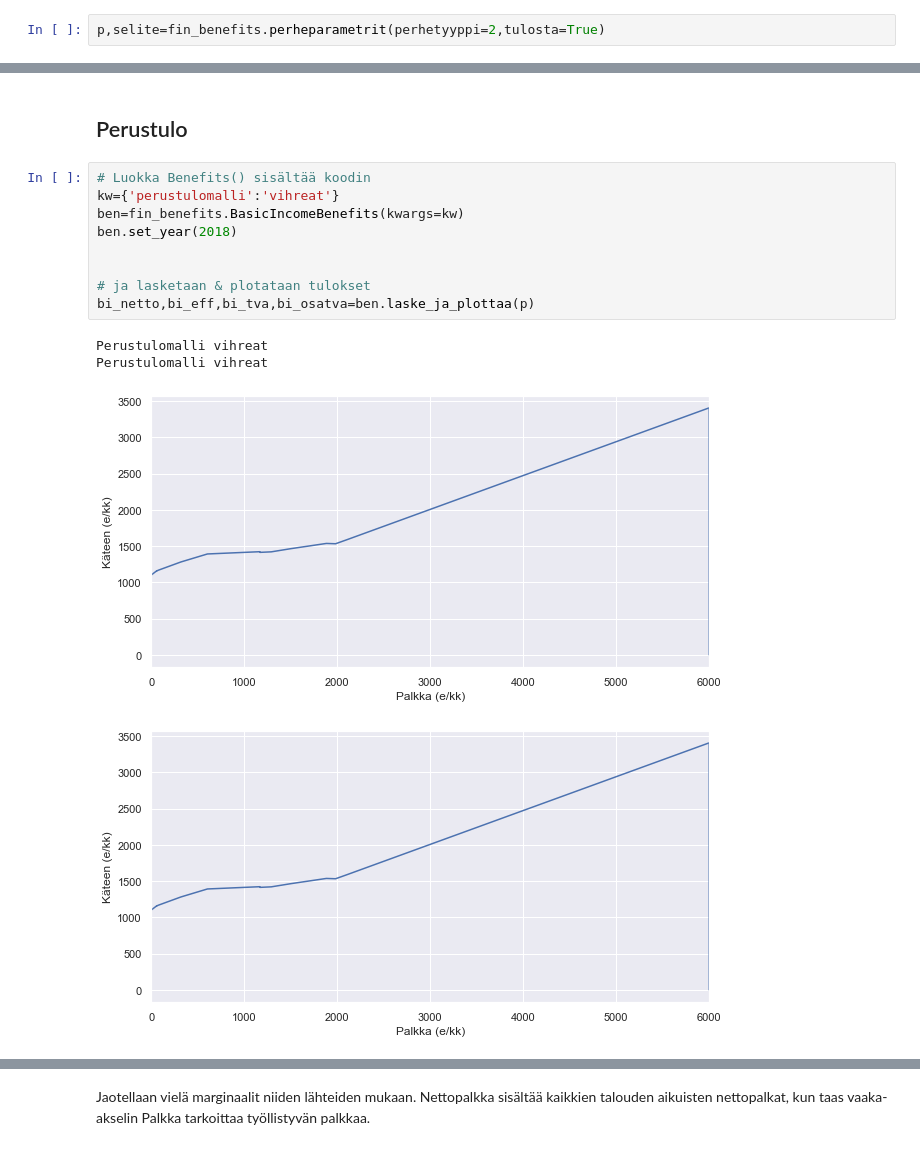
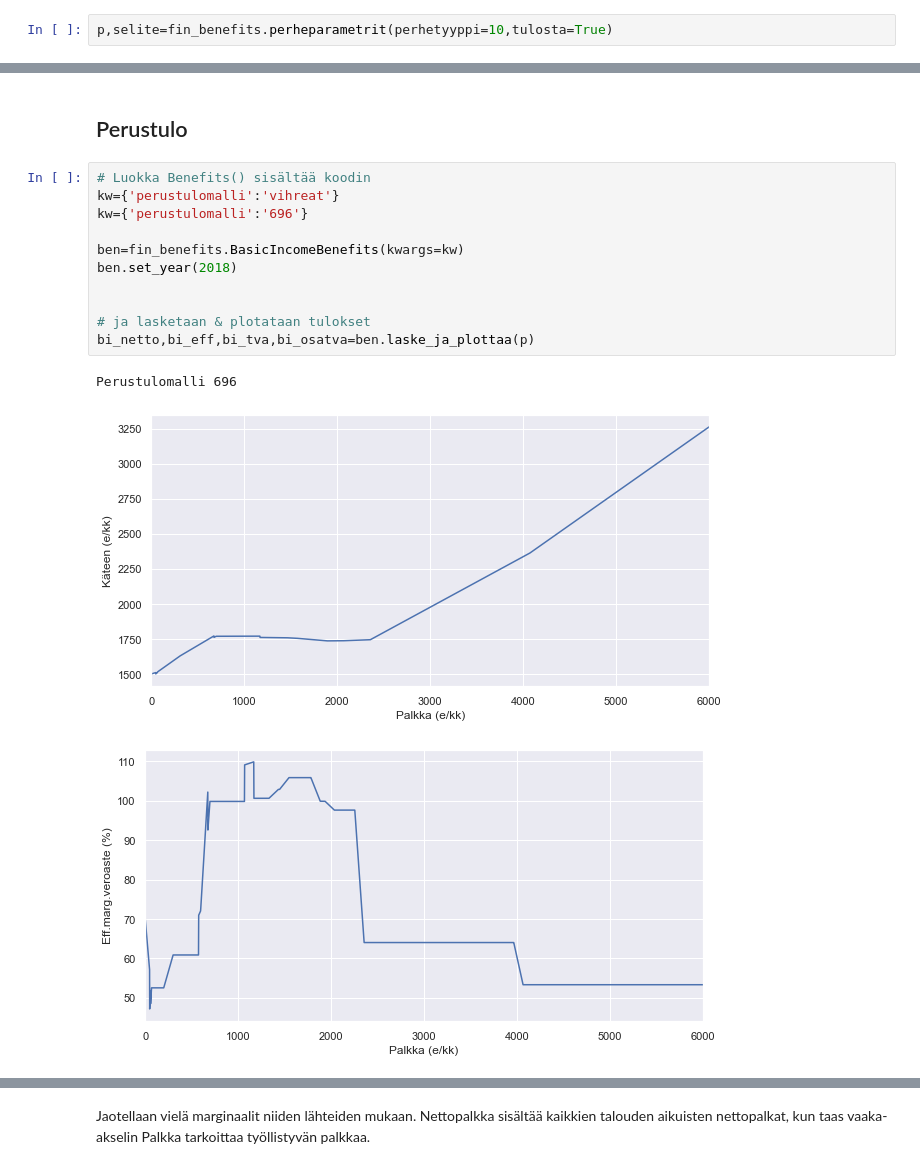
Before and after one commit to ajtanskanen/benefits, a Jupyter notebook: perustulo.ipynb, the cells around one changed output, grey strips where cells are left out. Drawn from its saved outputs; the diff is of its cells as text.

```diff
--- a/perustulo.ipynb
+++ b/perustulo.ipynb
@@ -29,5 +29,5 @@ plt.rcParams['figure.figsize'] = [10, 5]
 
 Laskee työllisyysveroaste, työnteon efektiivisen marginaalivero ja käteen jäävä ansio kirjaston avulla. Valitaan ensin tyyppitapaus. Muuttuja p kertoo tarkat tiedot laskennankohteesta, selite sisältää kuvauksen siitä ja parametri tulosta kehottaa printtaamaan selite:en.
 # %%
-p,selite=fin_benefits.perheparametrit(perhetyyppi=2,tulosta=True)
+p,selite=fin_benefits.perheparametrit(perhetyyppi=10,tulosta=True)
 # %% [output]
@@ -71,14 +63,15 @@ baseline_ben.laske_ja_plottaa_marginaalit(p)
 # %%
 # Luokka Benefits() sisältää koodin
 kw={'perustulomalli':'vihreat'}
+kw={'perustulomalli':'696'}
+
 ben=fin_benefits.BasicIncomeBenefits(kwargs=kw)
 ben.set_year(2018)
 
 
 # ja lasketaan & plotataan tulokset
 bi_netto,bi_eff,bi_tva,bi_osatva=ben.laske_ja_plottaa(p)
 # %% [output]
-Perustulomalli vihreat
-Perustulomalli vihreat
+Perustulomalli 696
-[figure, old version]
+[figure, new version]
-[figure, old version]
+[figure, new version]
```
Also changed, not shown: parts of 12 cells of this notebook, 7 other files.
